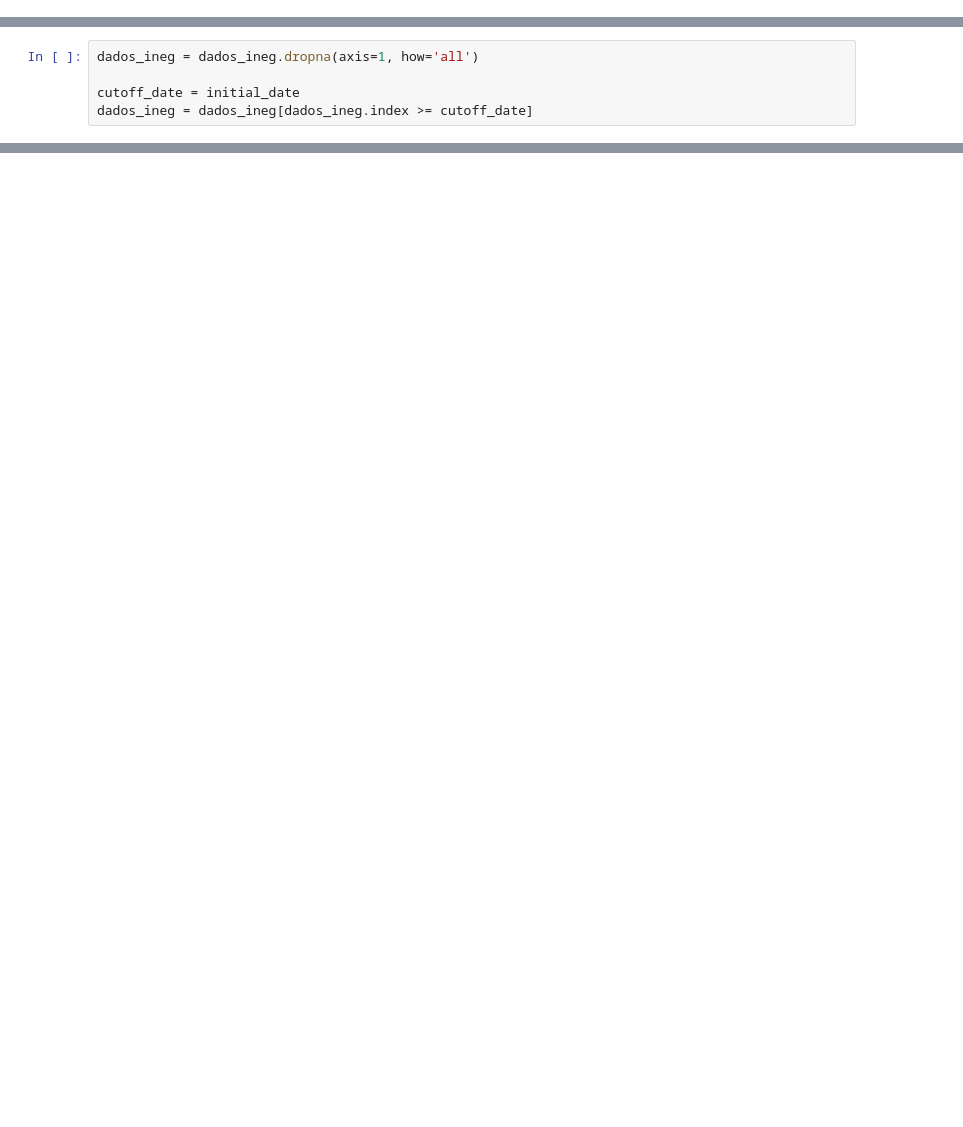
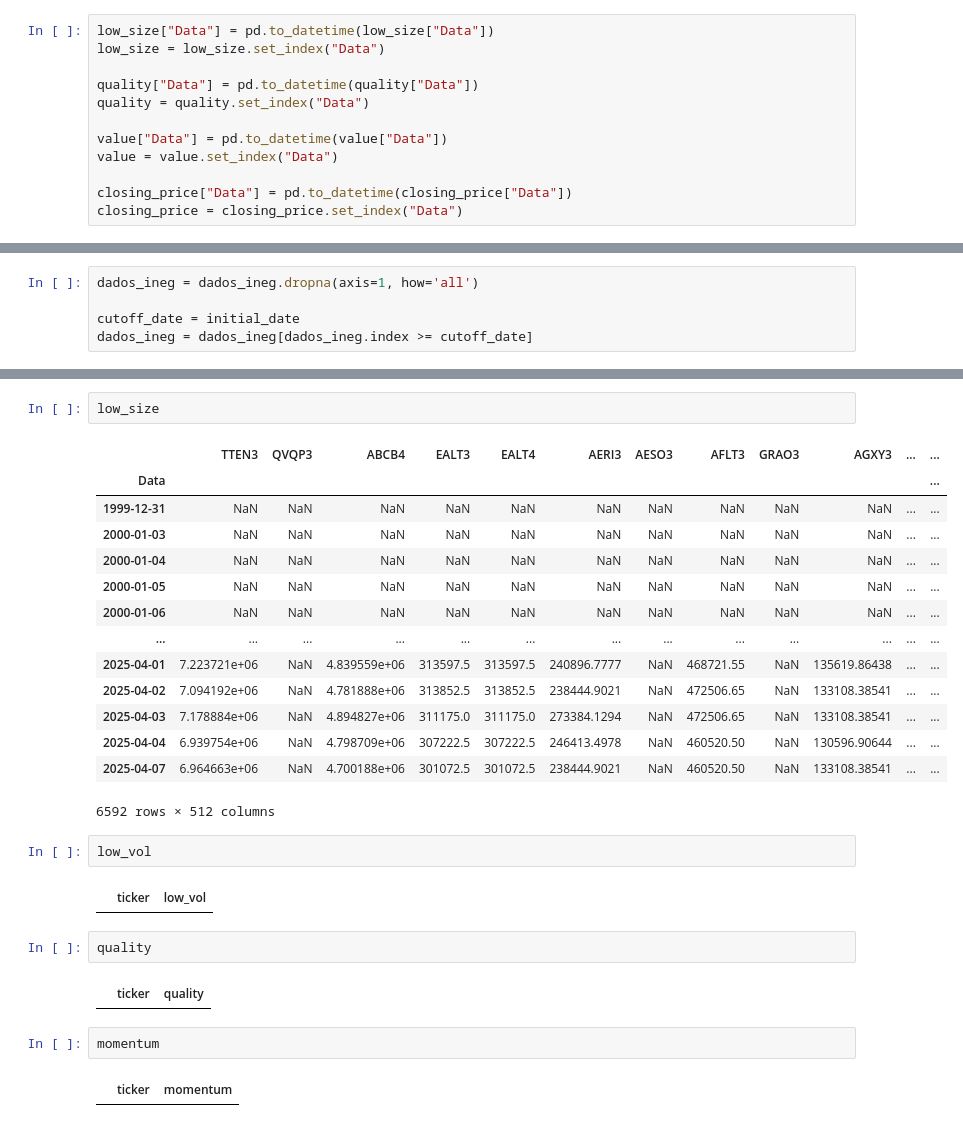
Before and after one commit to fefebiru/IQF-Grupo2, a Jupyter notebook: teste1.ipynb, the cells around one changed output, grey strips where cells are left out. Cells and saved outputs as stored; diff of their text form; blank space fills up the shorter version.

```diff
--- a/teste1.ipynb
+++ b/teste1.ipynb
@@ -19 +14,13 @@ closing_price = closing_price.set_index('Data')
+# %%
+low_size["Data"] = pd.to_datetime(low_size["Data"])
+low_size = low_size.set_index("Data")
+
+quality["Data"] = pd.to_datetime(quality["Data"])
+quality = quality.set_index("Data")
+
+value["Data"] = pd.to_datetime(value["Data"])
+value = value.set_index("Data")
+
+closing_price["Data"] = pd.to_datetime(closing_price["Data"])
+closing_price = closing_price.set_index("Data")
 # %%
@@ -198,0 +385,29 @@ AttributeError: module 'quantstats' has no attribute 'reports'
+# %%
+low_size
+# %% [output]
+|  | TTEN3 | QVQP3 | ABCB4 | EALT3 | EALT4 | AERI3 | AESO3 | AFLT3 | GRAO3 | AGXY3 | ... | ... |
+| Data |  |  |  |  |  |  |  |  |  |  |  | ... |
+| 1999-12-31 | NaN | NaN | NaN | NaN | NaN | NaN | NaN | NaN | NaN | NaN | ... | ... |
+| 2000-01-03 | NaN | NaN | NaN | NaN | NaN | NaN | NaN | NaN | NaN | NaN | ... | ... |
+| 2000-01-04 | NaN | NaN | NaN | NaN | NaN | NaN | NaN | NaN | NaN | NaN | ... | ... |
+| 2000-01-05 | NaN | NaN | NaN | NaN | NaN | NaN | NaN | NaN | NaN | NaN | ... | ... |
+| 2000-01-06 | NaN | NaN | NaN | NaN | NaN | NaN | NaN | NaN | NaN | NaN | ... | ... |
+| ... | ... | ... | ... | ... | ... | ... | ... | ... | ... | ... | ... | ... |
+| 2025-04-01 | 7.223721e+06 | NaN | 4.839559e+06 | 313597.5 | 313597.5 | 240896.7777 | NaN | 468721.55 | NaN | 135619.86438 | ... | ... |
+| 2025-04-02 | 7.094192e+06 | NaN | 4.781888e+06 | 313852.5 | 313852.5 | 238444.9021 | NaN | 472506.65 | NaN | 133108.38541 | ... | ... |
+| 2025-04-03 | 7.178884e+06 | NaN | 4.894827e+06 | 311175.0 | 311175.0 | 273384.1294 | NaN | 472506.65 | NaN | 133108.38541 | ... | ... |
+| 2025-04-04 | 6.939754e+06 | NaN | 4.798709e+06 | 307222.5 | 307222.5 | 246413.4978 | NaN | 460520.50 | NaN | 130596.90644 | ... | ... |
+| 2025-04-07 | 6.964663e+06 | NaN | 4.700188e+06 | 301072.5 | 301072.5 | 238444.9021 | NaN | 460520.50 | NaN | 133108.38541 | ... | ... |
+6592 rows × 512 columns
+# %%
+low_vol
+# %% [output]
+|  | ticker | low_vol |
+# %%
+quality
+# %% [output]
+|  | ticker | quality |
+# %%
+momentum
+# %% [output]
+|  | ticker | momentum |
```
Also changed, not shown: parts of 11 cells of this notebook, 6 other files.
